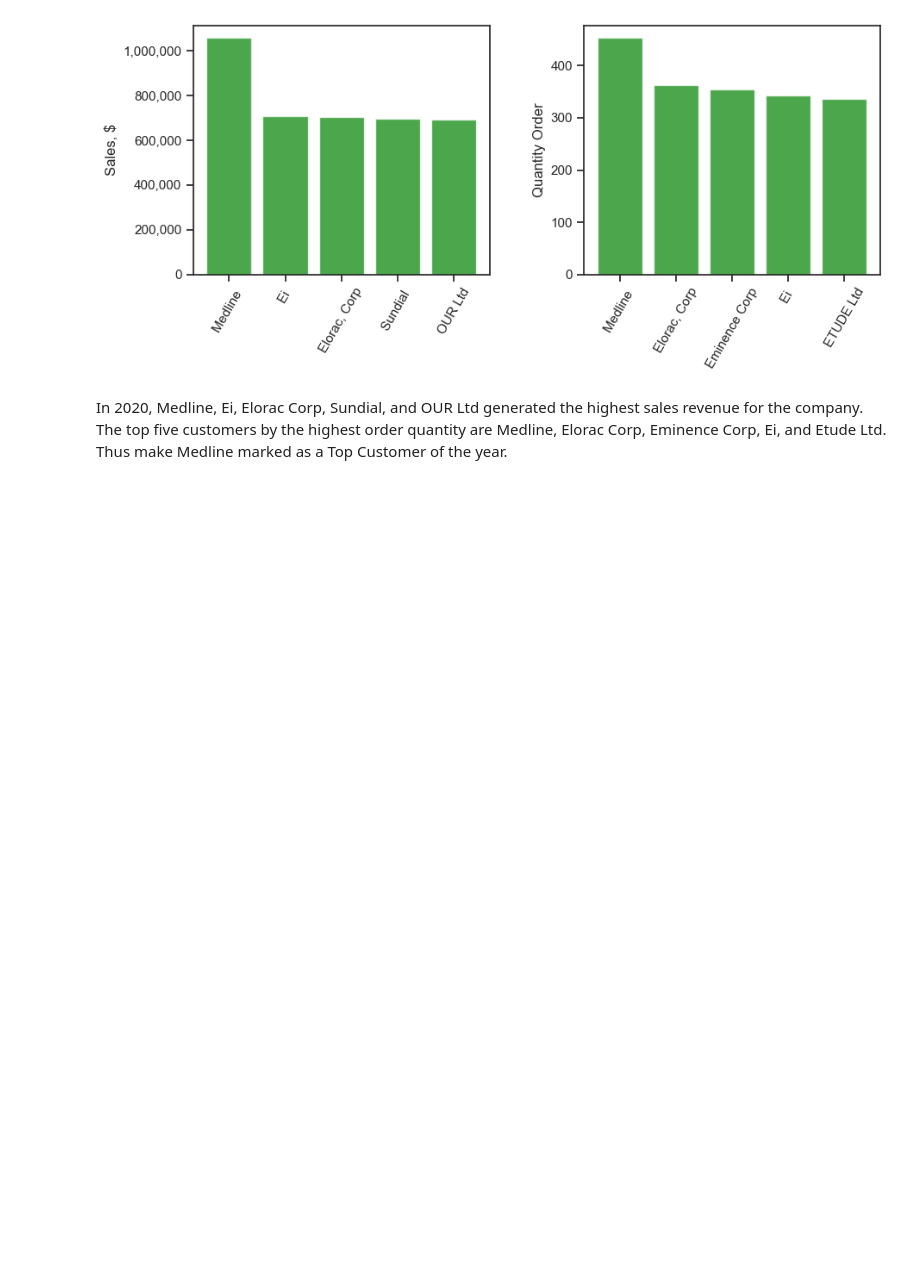
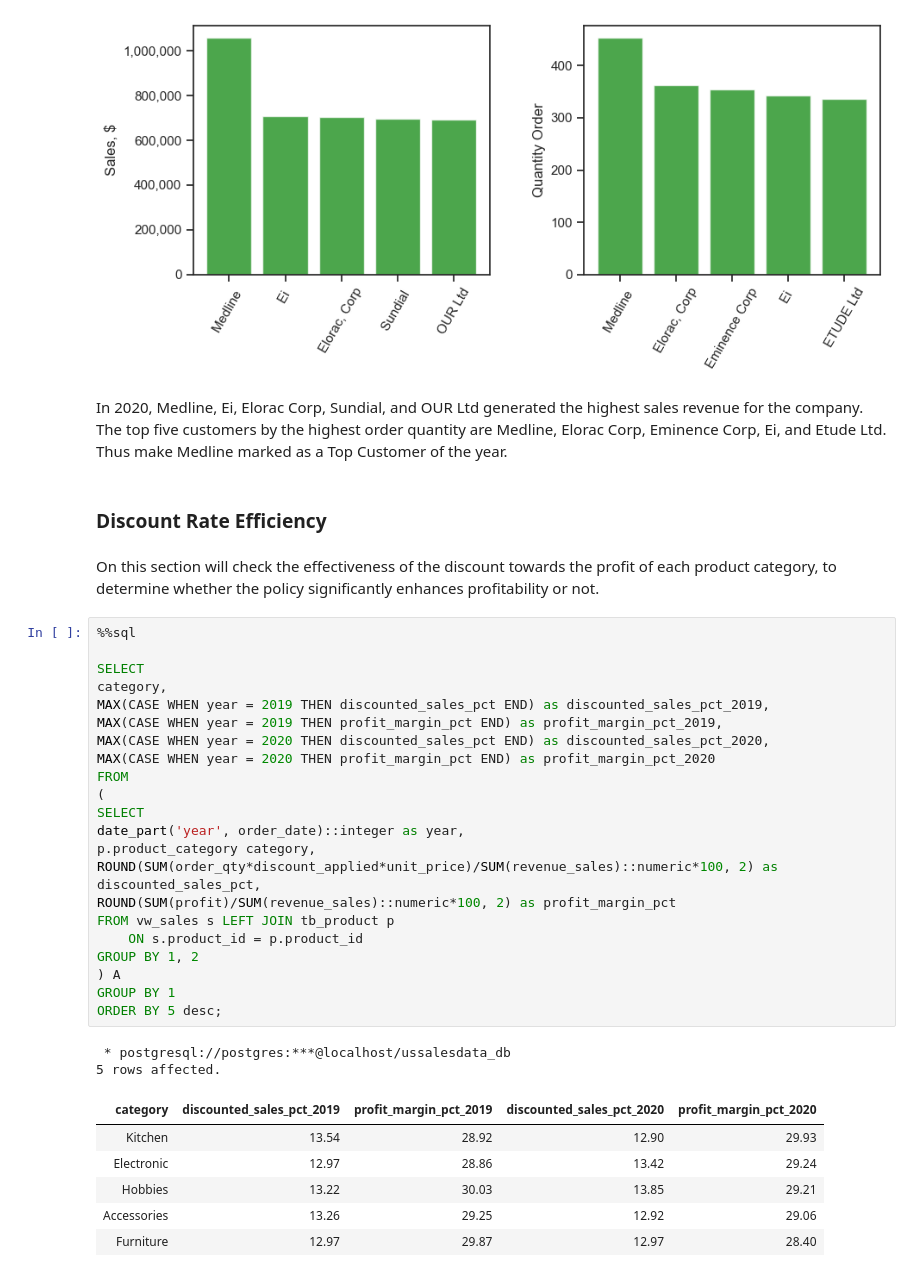
Before and after one commit to jeeenss/Data-Analysis-with-SQL, a Jupyter notebook: US Sales/US_Sales_Performance_Analysis.ipynb, the cells around one changed output. Saved outputs shown, nothing was run; the diff lists cells and outputs as text; blank space fills up the shorter version.

```diff
--- a/US Sales/US_Sales_Performance_Analysis.ipynb
+++ b/US Sales/US_Sales_Performance_Analysis.ipynb
@@ -1353,3 +1348,38 @@ fig.tight_layout(pad=3)
 [figure]
 # %% [markdown]
 In 2020, Medline, Ei, Elorac Corp, Sundial, and OUR Ltd generated the highest sales revenue for the company. The top five customers by the highest order quantity are Medline, Elorac Corp, Eminence Corp, Ei, and Etude Ltd. Thus make Medline marked as a Top Customer of the year.
+# %% [markdown]
+### Discount Rate Efficiency ###
+# %% [markdown]
+On this section will check the effectiveness of the discount towards the profit of each product category, to determine whether the policy significantly enhances profitability or not.
+# %%
+%%sql
+
+SELECT
+category,
+MAX(CASE WHEN year = 2019 THEN discounted_sales_pct END) as discounted_sales_pct_2019,
+MAX(CASE WHEN year = 2019 THEN profit_margin_pct END) as profit_margin_pct_2019,
+MAX(CASE WHEN year = 2020 THEN discounted_sales_pct END) as discounted_sales_pct_2020,
+MAX(CASE WHEN year = 2020 THEN profit_margin_pct END) as profit_margin_pct_2020
+FROM
+(
+SELECT
+date_part('year', order_date)::integer as year,
+p.product_category category,
+ROUND(SUM(order_qty*discount_applied*unit_price)/SUM(revenue_sales)::numeric*100, 2) as discounted_sales_pct,
+ROUND(SUM(profit)/SUM(revenue_sales)::numeric*100, 2) as profit_margin_pct
+FROM vw_sales s LEFT JOIN tb_product p
+	ON s.product_id = p.product_id
+GROUP BY 1, 2
+) A
+GROUP BY 1
+ORDER BY 5 desc;
+# %% [output]
+ * postgresql://postgres:***@localhost/ussalesdata_db
+5 rows affected.
+| category | discounted_sales_pct_2019 | profit_margin_pct_2019 | discounted_sales_pct_2020 | profit_margin_pct_2020 |
+| Kitchen | 13.54 | 28.92 | 12.90 | 29.93 |
+| Electronic | 12.97 | 28.86 | 13.42 | 29.24 |
+| Hobbies | 13.22 | 30.03 | 13.85 | 29.21 |
+| Accessories | 13.26 | 29.25 | 12.92 | 29.06 |
+| Furniture | 12.97 | 29.87 | 12.97 | 28.40 |
```
Also changed, not shown: parts of 11 cells of this notebook, 1 other file.
